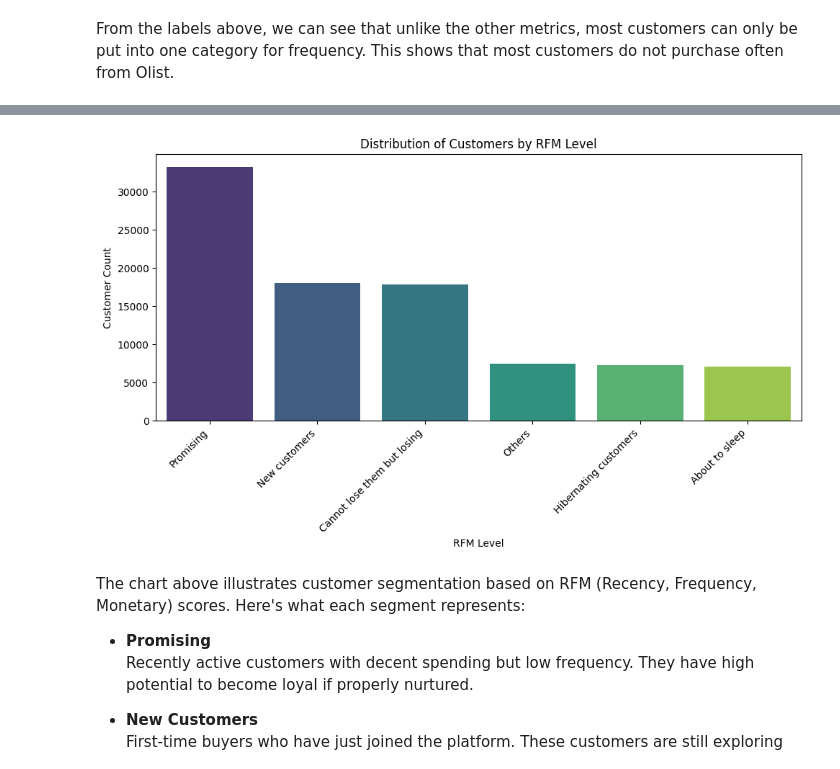
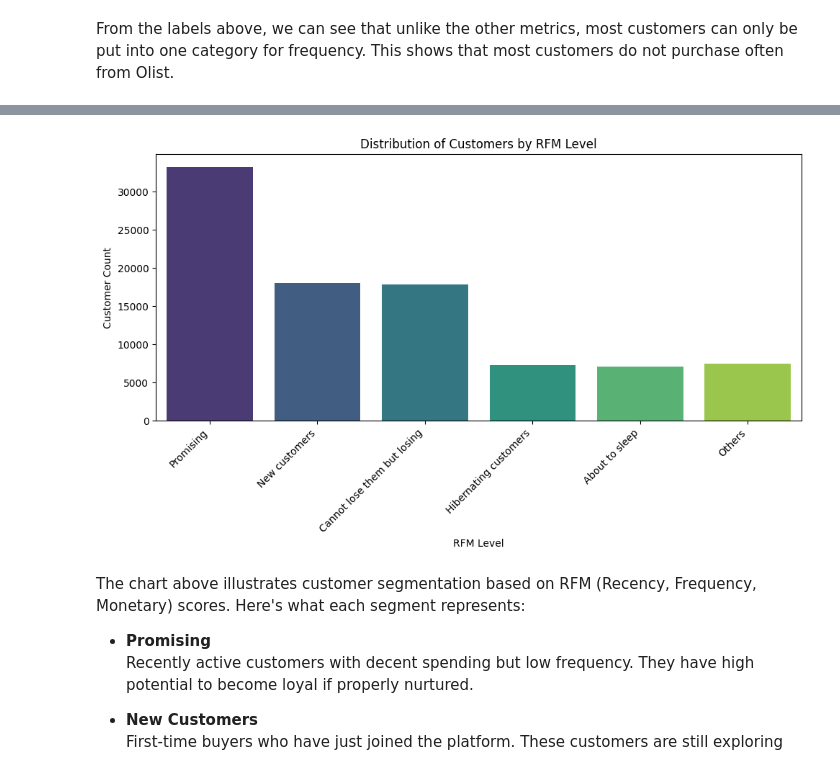
Before and after one commit to AkuwuTumapel/Purwadhika-Capstone-Project-Final, a Jupyter notebook: Purwadhika_Final_Project_Notebook.ipynb, the cells around one changed output, grey strips where cells are left out. Saved outputs shown, nothing was run; the diff lists cells and outputs as text; code cells hidden in the pictures.

```diff
--- a/Purwadhika_Final_Project_Notebook.ipynb
+++ b/Purwadhika_Final_Project_Notebook.ipynb
@@ -836,19 +893,29 @@ display(rfm_df.head())
 # %%
 # Count the number of customers in each RFM level
 rfm_level_counts = rfm_df['RFM_Level'].value_counts().reset_index()
 rfm_level_counts.columns = ['RFM_Level', 'Customer_Count']
+
+# Separate the 'Others' category
+others_row = rfm_level_counts[rfm_level_counts['RFM_Level'] == 'Others'].copy()
+rfm_level_counts = rfm_level_counts[rfm_level_counts['RFM_Level'] != 'Others']
+
+# Sort the remaining categories by Customer_Count in descending order
+rfm_level_counts = rfm_level_counts.sort_values(by='Customer_Count', ascending=False)
+
+# Append the 'Others' row to the end
+rfm_level_counts = pd.concat([rfm_level_counts, others_row])
 
 # Create a bar chart to visualize the distribution
 plt.figure(figsize=(10, 6))
 sns.barplot(data=rfm_level_counts, x='RFM_Level', y='Customer_Count', palette='viridis', hue='RFM_Level', legend=False)
 plt.title('Distribution of Customers by RFM Level')
 plt.xlabel('RFM Level')
 plt.ylabel('Customer Count')
 plt.xticks(rotation=45, ha='right')
 plt.tight_layout()
 plt.show()
 # %% [output]
-[figure, old version]
+[figure, new version]
 # %% [markdown]
 The chart above illustrates customer segmentation based on RFM (Recency, Frequency, Monetary) scores. Here's what each segment represents:
 
```
Also changed, not shown: parts of 8 cells of this notebook.
